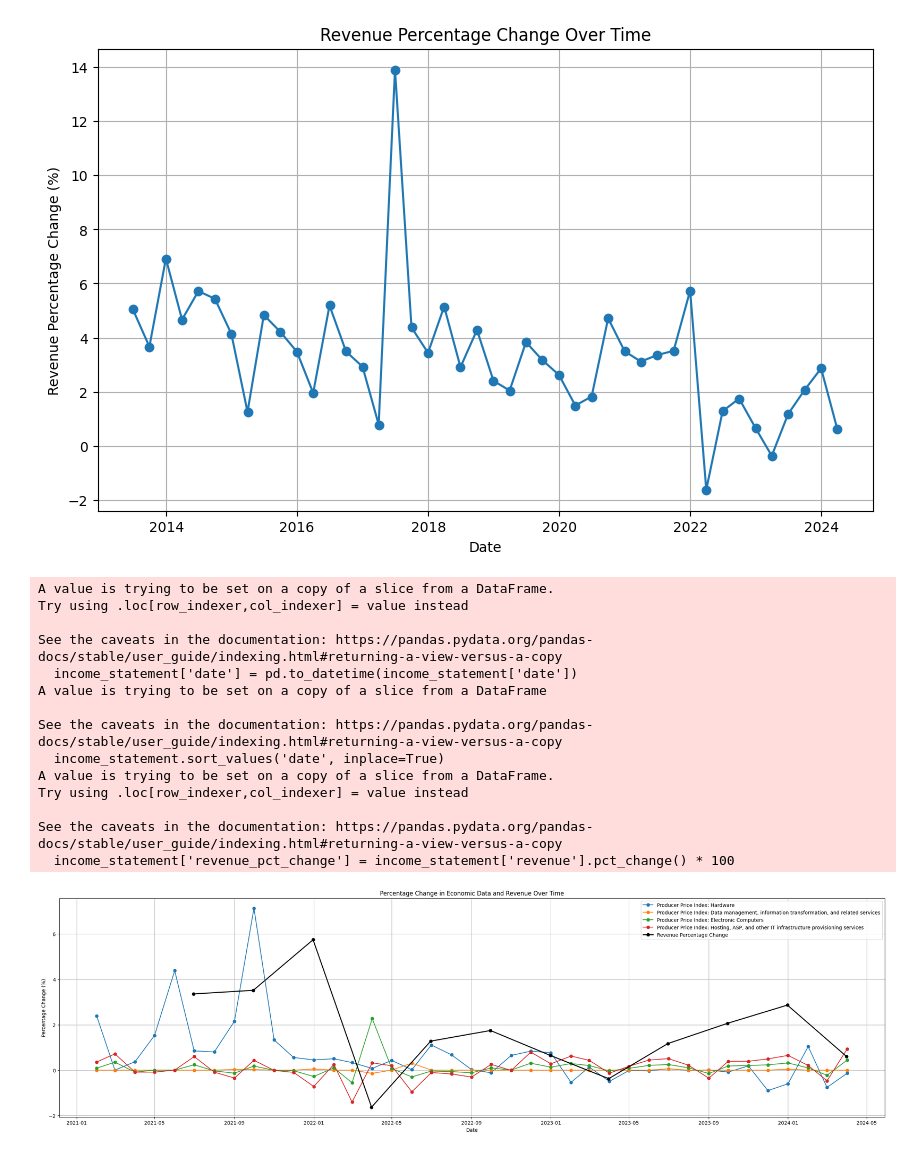
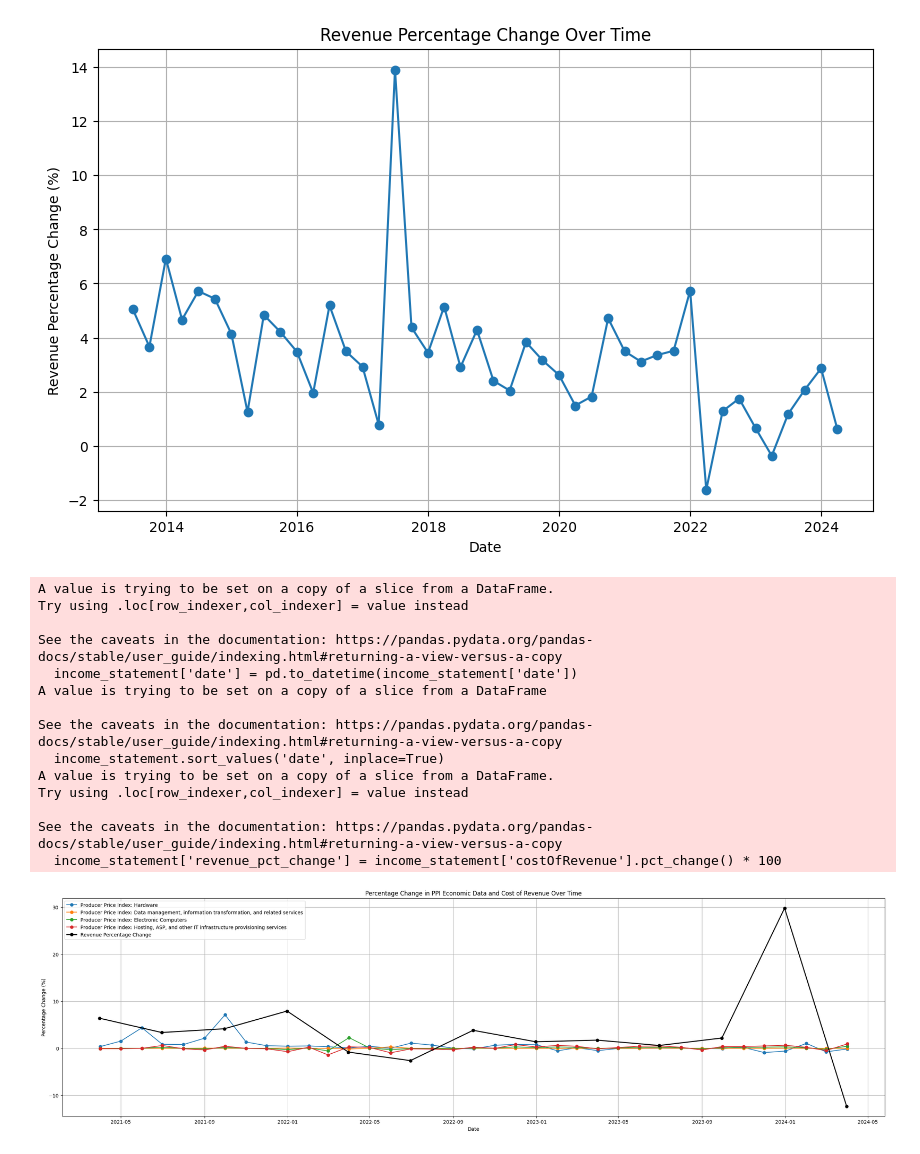
Before and after one commit to shiyuhu1933/S2_Project, a Jupyter notebook: GDDY.ipynb, the cells around one changed output. Cells and saved outputs as stored; diff of their text form; code cells hidden in the pictures.

```diff
--- a/GDDY.ipynb
+++ b/GDDY.ipynb
@@ -527,13 +527,14 @@ plot_revenue_percentage_change(income_statement)
 [figure]
 # %%
 def plot_economic_and_revenue_percentage_change(economic_data, income_statement):
-    # Convert 'date' column in income_statement to datetime if it's not already
+    # Convert 'date' column in income_statement to datetime
     income_statement['date'] = pd.to_datetime(income_statement['date'])
     # Sort income_statement by date
     income_statement.sort_values('date', inplace=True)
 
     # Calculate revenue percentage change
-    income_statement['revenue_pct_change'] = income_statement['revenue'].pct_change() * 100
+    income_statement['revenue_pct_change'] = income_statement['costOfRevenue'].pct_change() * 100
+    # .pct_change() * 100
 
     # Calculate percentage change for each economic data column
     economic_data_pct_change = economic_data.pct_change() * 100
@@ -546,35 +547,35 @@ def plot_economic_and_revenue_percentage_change(economic_data, income_statement)
         plt.plot(economic_data_pct_change.index, economic_data_pct_change[column], marker='o', linestyle='-', label=column)
 
     # Plot revenue percentage change
     plt.plot(income_statement['date'], income_statement['revenue_pct_change'], marker='o', linestyle='-', label='Revenue Percentage Change', color='black', linewidth=2)
 
     # Adding titles and labels
-    plt.title('Percentage Change in Economic Data and Revenue Over Time')
+    plt.title('Percentage Change in PPI Economic Data and Cost of Revenue Over Time')
     plt.xlabel('Date')
     plt.ylabel('Percentage Change (%)')
     plt.legend()
     plt.grid(True)
 
     # Show plot
     plt.show()
 
 
-filtered_economic_data = economic_data[(economic_data.index >= '2021-01-01') & (economic_data.index <= '2024-12-31')]
-filtered_income_statement = income_statement[(income_statement['date'] >= '2021-01-01') & (income_statement['date'] <= '2024-12-31')]
+filtered_economic_data = economic_data[(economic_data.index >= '2021-03-01') & (economic_data.index <= '2024-12-31')]
+filtered_income_statement = income_statement[(income_statement['date'] >= '2020-10-31') & (income_statement['date'] <= '2024-12-31')]
 plot_economic_and_revenue_percentage_change(filtered_economic_data, filtered_income_statement)
 # %% [output]
 A value is trying to be set on a copy of a slice from a DataFrame.
 Try using .loc[row_indexer,col_indexer] = value instead
 
 See the caveats in the documentation: https://pandas.pydata.org/pandas-docs/stable/user_guide/indexing.html#returning-a-view-versus-a-copy
   income_statement['date'] = pd.to_datetime(income_statement['date'])
 A value is trying to be set on a copy of a slice from a DataFrame
 
 See the caveats in the documentation: https://pandas.pydata.org/pandas-docs/stable/user_guide/indexing.html#returning-a-view-versus-a-copy
   income_statement.sort_values('date', inplace=True)
 A value is trying to be set on a copy of a slice from a DataFrame.
 Try using .loc[row_indexer,col_indexer] = value instead
 
 See the caveats in the documentation: https://pandas.pydata.org/pandas-docs/stable/user_guide/indexing.html#returning-a-view-versus-a-copy
-  income_statement['revenue_pct_change'] = income_statement['revenue'].pct_change() * 100
+  income_statement['revenue_pct_change'] = income_statement['costOfRevenue'].pct_change() * 100
-[figure, old version]
+[figure, new version]
```
Also changed, not shown: parts of 8 cells of this notebook.
